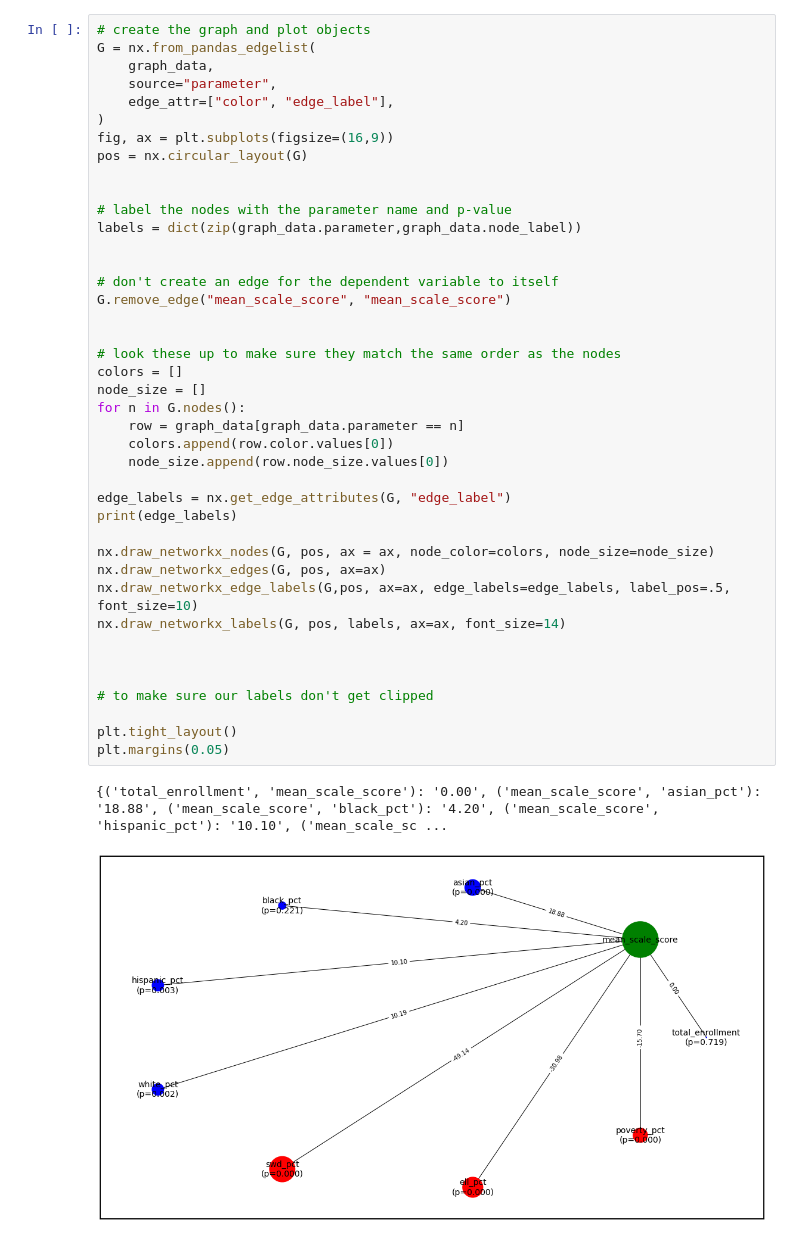
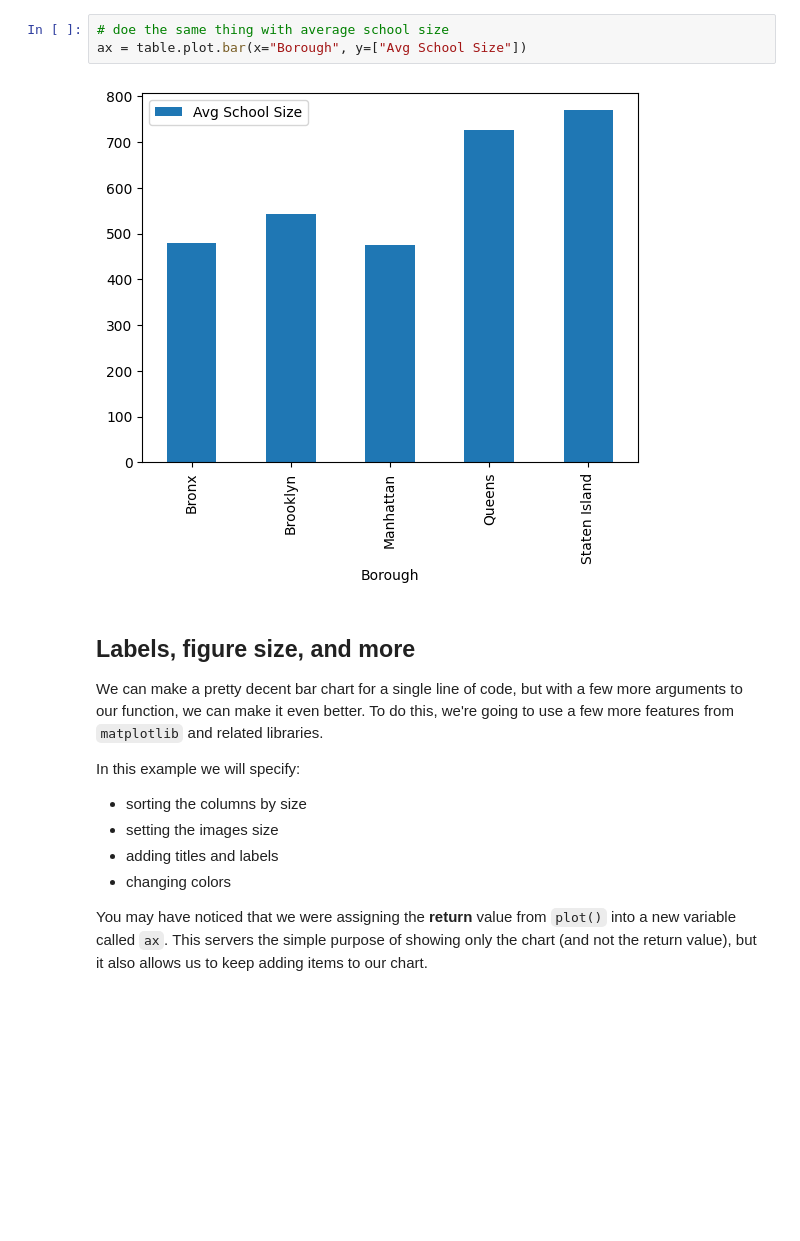
Before and after one commit to adelphi-ed-tech/nycschools, a Jupyter notebook: nb/03-Graphs-and-Charts/01-basic-bar-charts.ipynb, the cells around one changed output. Cells and saved outputs as stored; diff of their text form; blank space fills up the shorter version.

```diff
--- a/nb/03-Graphs-and-Charts/01-basic-bar-charts.ipynb
+++ b/nb/03-Graphs-and-Charts/01-basic-bar-charts.ipynb
@@ -552,44 +56,18 @@ graph_data
-# %%
-# create the graph and plot objects
-G = nx.from_pandas_edgelist(
-    graph_data,
-    source="parameter",
-    edge_attr=["color", "edge_label"],
-)
-fig, ax = plt.subplots(figsize=(16,9))
-pos = nx.circular_layout(G)
-
-
-# label the nodes with the parameter name and p-value
-labels = dict(zip(graph_data.parameter,graph_data.node_label))
-
-
-# don't create an edge for the dependent variable to itself
-G.remove_edge("mean_scale_score", "mean_scale_score")
-
-
-# look these up to make sure they match the same order as the nodes
-colors = []
-node_size = []
-for n in G.nodes():
-    row = graph_data[graph_data.parameter == n]
-    colors.append(row.color.values[0])
-    node_size.append(row.node_size.values[0])
-
-edge_labels = nx.get_edge_attributes(G, "edge_label")
-print(edge_labels)
-
-nx.draw_networkx_nodes(G, pos, ax = ax, node_color=colors, node_size=node_size)
-nx.draw_networkx_edges(G, pos, ax=ax)
-nx.draw_networkx_edge_labels(G,pos, ax=ax, edge_labels=edge_labels, label_pos=.5, font_size=10)
-nx.draw_networkx_labels(G, pos, labels, ax=ax, font_size=14)
-
-
-
-# to make sure our labels don't get clipped
-
-plt.tight_layout()
-plt.margins(0.05)
-# %% [output]
-{('total_enrollment', 'mean_scale_score'): '0.00', ('mean_scale_score', 'asian_pct'): '18.88', ('mean_scale_score', 'black_pct'): '4.20', ('mean_scale_score', 'hispanic_pct'): '10.10', ('mean_scale_sc ...
-[figure, removed]
+# %%
+# doe the same thing with average school size
+ax = table.plot.bar(x="Borough", y=["Avg School Size"])
+# %% [output]
+[figure, added]
+# %% [markdown]
+Labels, figure size, and more
+------------------------------------------
+We can make a pretty decent bar chart for a single line of code, but with a few more arguments to our function, we can make it even better. To do this, we're going to use a few more features from `matplotlib` and related libraries.
+
+In this example we will specify:
+
+- sorting the columns by size
+- setting the images size
+- adding titles and labels
+- changing colors
+
+You may have noticed that we were assigning the **return** value from `plot()` into a new variable called `ax`. This servers the simple purpose of showing only the chart (and not the return value), but it also allows us to keep adding items to our chart.
```
Also changed, not shown: parts of 35 cells of this notebook, 6 other files.
